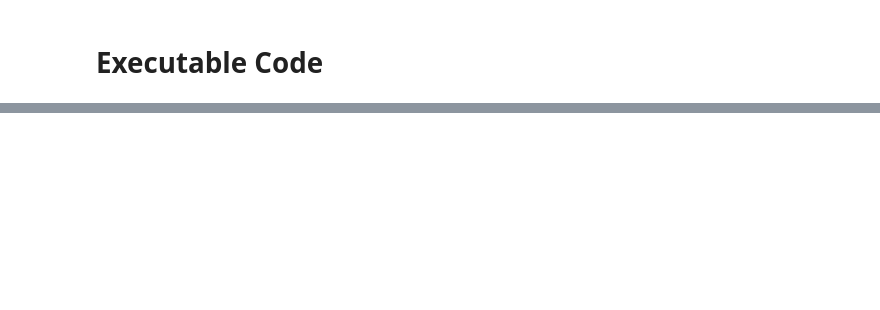
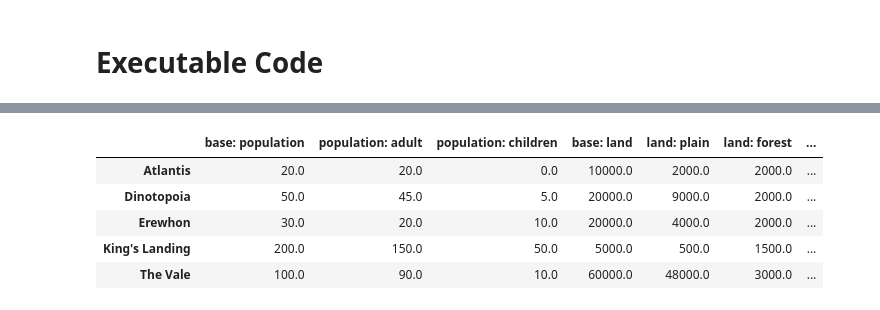
Before and after one commit to ijohnmilton/CountrySimulation, a Jupyter notebook: CountrySimulation_Driver.ipynb, the cells around one changed output, grey strips where cells are left out. Drawn from its saved outputs; the diff is of its cells as text; code cells hidden in the pictures; blank space fills up the shorter version.

```diff
--- a/CountrySimulation_Driver.ipynb
+++ b/CountrySimulation_Driver.ipynb
@@ -486,0 +491,10 @@ Schedule: ['ROOT STATE', 'TRANSFORM: PURIFY WATER', 'TRANSFORM: GATHER WATER', '
+# %%
+pd.set_option('display.max_columns', None)
+country_df
+# %% [output]
+|  | base: population | population: adult | population: children | base: land | land: plain | land: forest | ... |
+| Atlantis | 20.0 | 20.0 | 0.0 | 10000.0 | 2000.0 | 2000.0 | ... |
+| Dinotopoia | 50.0 | 45.0 | 5.0 | 20000.0 | 9000.0 | 2000.0 | ... |
+| Erewhon | 30.0 | 20.0 | 10.0 | 20000.0 | 4000.0 | 2000.0 | ... |
+| King's Landing | 200.0 | 150.0 | 50.0 | 5000.0 | 500.0 | 1500.0 | ... |
+| The Vale | 100.0 | 90.0 | 10.0 | 60000.0 | 48000.0 | 3000.0 | ... |
```
Also changed, not shown: parts of 3 cells of this notebook.
